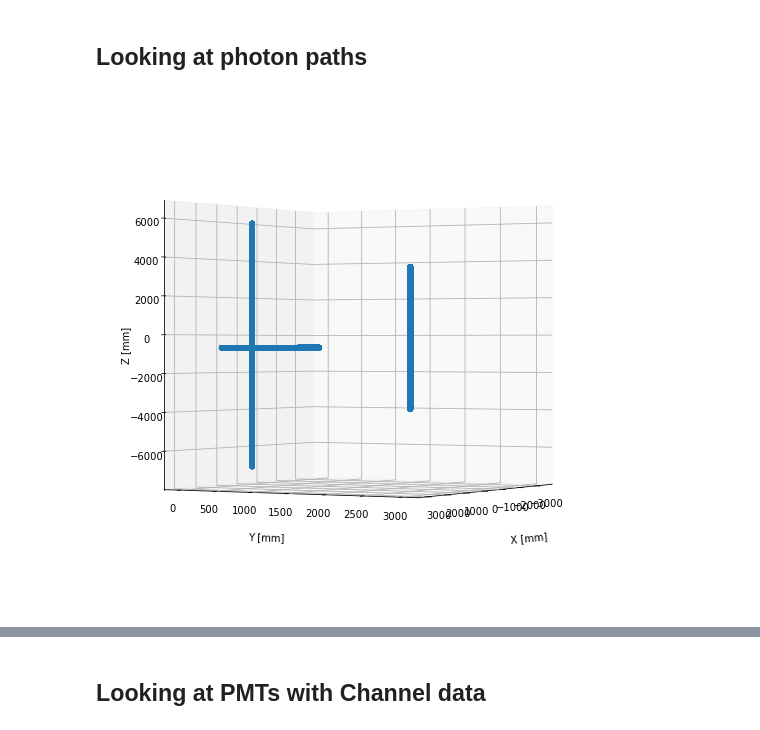
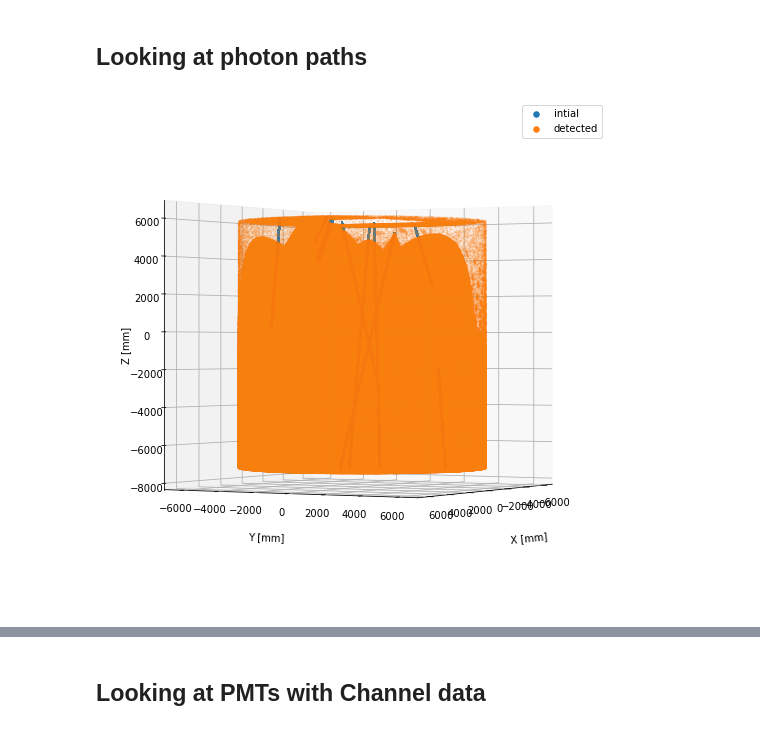
Before and after one commit to eklem1/OD_work, a Jupyter notebook: hfiles.ipynb, the cells around one changed output, grey strips where cells are left out. Saved outputs shown, nothing was run; the diff lists cells and outputs as text; code cells hidden in the pictures.

Commit message:
Reorganising, more plots

```diff
--- a/hfiles.ipynb
+++ b/hfiles.ipynb
@@ -66,11 +66,14 @@ Keys1 = ['Origin', 'LastHitTriangle', 'IncidentAngles', 'DetectorHit', 'Flags',
 # File1 = "h5_files/chroma_nEXO_OD_OD_fullAbs_WT_210621_134205_r3434.h5"
 
 
-File1 = "h5_files/chroma_nEXO_OD_OD_fullAbs_WT_210624_155631_r4603.h5"
+# File1 = "h5_files/chroma_nEXO_OD_OD_fullAbs_WT_210624_155631_r4603.h5"
 
 #testing shift of muon input points
 File1 = "h5_files/chroma_nEXO_OD_OD_fullAbs_WT_210628_142719_r7732.h5"
 
+#full photons for 10 muons (big file)
+File1 = "h5_files/chroma_nEXO_OD_OD_fullAbs_WT_210708_115311_r1756.h5"
+
 Data1 = ReadFile(allKeys, File1)
 # %%
 print(Data1.keys())
@@ -376,52 +265,43 @@ plotLightMap(top_hits, side_hits, bottom_hits, title="Light Map from hits flag")
 # %%
 I_pos = Data1['InitialPosition'].T
 f_pos = Data1['FinalPosition'].T
+d_pos = Data1['DetectedPos'].T
 # %%
 fig = plt.figure(figsize=(7,7))
 axes = mplot3d.Axes3D(fig)
 
-axes.scatter3D(I_pos[0], I_pos[1], I_pos[2], 'blue')
-# axes.scatter3D(f_pos[0], f_pos[1], f_pos[2], 'red', alpha=0.1)
+axes.scatter3D(I_pos[0], I_pos[1], I_pos[2], 'blue', label='intial', s=0.9)
+# axes.scatter3D(f_pos[0], f_pos[1], f_pos[2], 'red', alpha=0.1, s=0.6, label='final')
 
-
-# for i in range(len(paths)):
-#     direction = np.arange(len(paths[i][0]))#, len(paths[i][0]))
-
-#     axes.plot3D(paths[i][0], paths[i][1], paths[i][2], 'blue', alpha=0.4)
-#     p = axes.scatter3D(paths[i][0], paths[i][1], paths[i][2], c=direction, cmap='viridis') #, vmin=0, vmax=ELs_max)
-
-#     print(paths[i][0][1], paths[i][1][1], paths[i][2][1])
-
-# axes.set_xlim3d(-100, 100)
-# axes.set_ylim3d(-100, 100)
-# axes.set_zlim3d(-3600, -3200)
+axes.scatter3D(d_pos[0], d_pos[1], d_pos[2], 'orange', alpha=0.1, s=0.6, label='detected')
 
 # axes.set_xlim3d(-6000, 6000)
 # axes.set_ylim3d(-6000, 6000)
 # axes.set_zlim3d(-7800, +6730)
 
 axes.set_xlabel("X [mm]")
 axes.set_ylabel("Y [mm]")
 axes.set_zlabel("Z [mm]")
 axes.xaxis.labelpad=20
 axes.yaxis.labelpad=15
 # axes.zaxis.labelpad=15
 
-# axes.legend()
+lgnd = axes.legend()
 
-# fig.colorbar(p, label="Step Number", shrink=0.8)
+#change the marker size manually for both lines
+for L in lgnd.legendHandles:
+    L._sizes = [30]
+    L.set_alpha(1)
 
 #change angle of view - (elevation, azimuth) angles in degrees
 # ‘elev’ stores the elevation angle in the z plane. ‘azim’ stores the azimuth angle in the x,y plane.
 axes.view_init(0, 30)
 
 # 0, 90 - XZ plane; 90, 90 - top view
 
 plt.show()
-
-# PMT_MetalConnection PMT_Glassware
 # %% [output]
-[figure, old version]
+[figure, new version]
 # %%
 # for f in Data1['Flags']:
 
```
Also changed, not shown: parts of 8 cells of this notebook, 14 other files.
